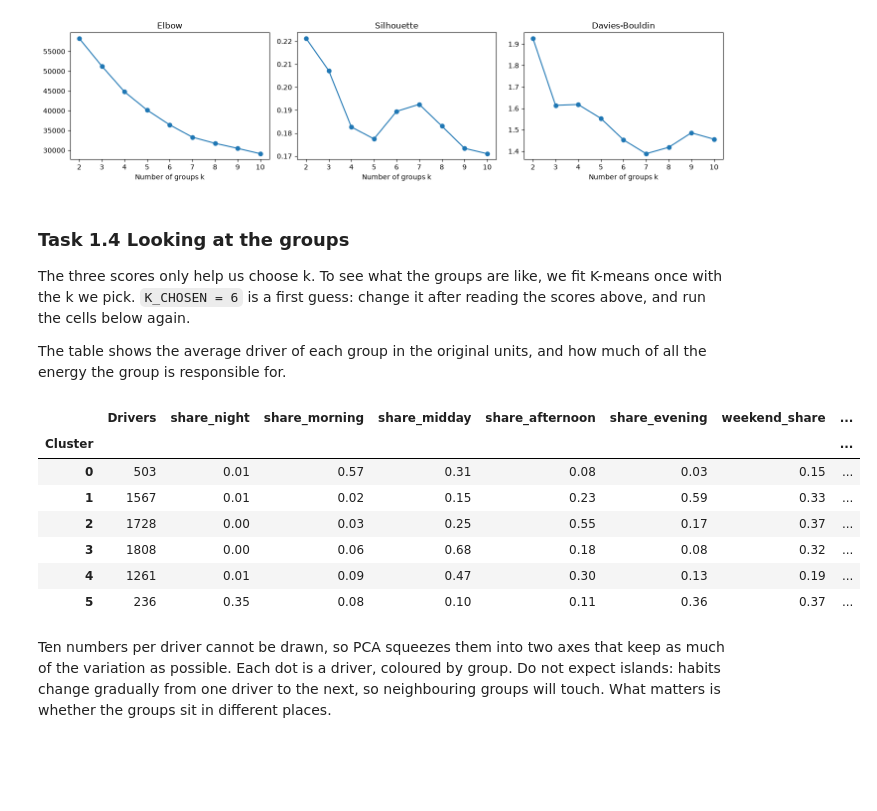
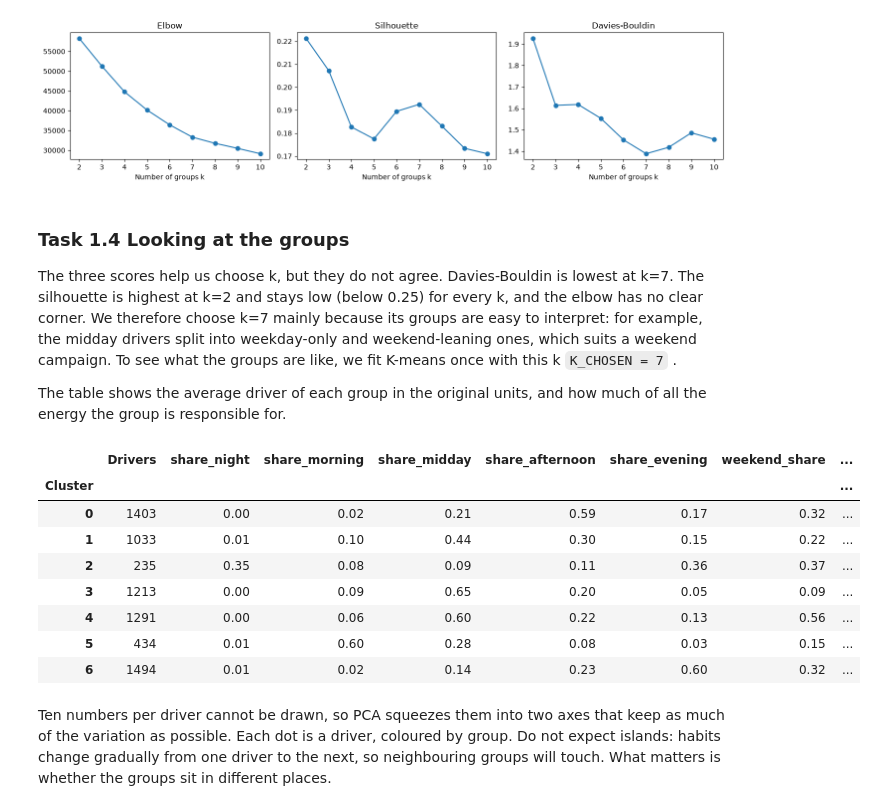
Before and after one commit to dumitritamacarenco/Introduction-to-Business-Analytics---Project-, a Jupyter notebook: ev_charging_palo_alto.ipynb, the cells around one changed output. Cells and saved outputs as stored; diff of their text form; code cells hidden in the pictures; blank space fills up the shorter version.

Commit message:
Updated clustering and added k-means++

```diff
--- a/ev_charging_palo_alto.ipynb
+++ b/ev_charging_palo_alto.ipynb
@@ -1127,31 +1129,32 @@ plt.show()
 [figure]
 # %% [markdown]
 ### Task 1.4 Looking at the groups
-The three scores only help us choose k. To see what the groups are like, we fit K-means once with the k we pick. `K_CHOSEN = 6` is a first guess: change it after reading the scores above, and run the cells below again.
+The three scores help us choose k, but they do not agree. Davies-Bouldin is lowest at k=7. The silhouette is highest at k=2 and stays low (below 0.25) for every k, and the elbow has no clear corner. We therefore choose k=7 mainly because its groups are easy to interpret: for example, the midday drivers split into weekday-only and weekend-leaning ones, which suits a weekend campaign. To see what the groups are like, we fit K-means once with this k `K_CHOSEN = 7` .
 
 The table shows the average driver of each group in the original units, and how much of all the energy the group is responsible for.
 # %%
-K_CHOSEN = 6
+K_CHOSEN = 7
 
 final_model = KMeans(n_clusters=K_CHOSEN, init="k-means++", n_init=10, random_state=42)
 user_features["Cluster"] = final_model.fit_predict(X_scaled)
 
 # Average driver of each group, in the original units
 cluster_profile = user_features.groupby("Cluster").mean().round(2)
 cluster_profile.insert(0, "Drivers", user_features["Cluster"].value_counts().sort_index())
 energy_per_cluster = user_features.groupby("Cluster")["total_energy_kwh"].sum()
 cluster_profile["Share of all energy (%)"] = (100 * energy_per_cluster / energy_per_cluster.sum()).round(1)
 
 display(cluster_profile)
 # %% [output]
 |  | Drivers | share_night | share_morning | share_midday | share_afternoon | share_evening | weekend_share | ... |
 | Cluster |  |  |  |  |  |  |  | ... |
-| 0 | 503 | 0.01 | 0.57 | 0.31 | 0.08 | 0.03 | 0.15 | ... |
-| 1 | 1567 | 0.01 | 0.02 | 0.15 | 0.23 | 0.59 | 0.33 | ... |
-| 2 | 1728 | 0.00 | 0.03 | 0.25 | 0.55 | 0.17 | 0.37 | ... |
-| 3 | 1808 | 0.00 | 0.06 | 0.68 | 0.18 | 0.08 | 0.32 | ... |
-| 4 | 1261 | 0.01 | 0.09 | 0.47 | 0.30 | 0.13 | 0.19 | ... |
-| 5 | 236 | 0.35 | 0.08 | 0.10 | 0.11 | 0.36 | 0.37 | ... |
+| 0 | 1403 | 0.00 | 0.02 | 0.21 | 0.59 | 0.17 | 0.32 | ... |
+| 1 | 1033 | 0.01 | 0.10 | 0.44 | 0.30 | 0.15 | 0.22 | ... |
+| 2 | 235 | 0.35 | 0.08 | 0.09 | 0.11 | 0.36 | 0.37 | ... |
+| 3 | 1213 | 0.00 | 0.09 | 0.65 | 0.20 | 0.05 | 0.09 | ... |
+| 4 | 1291 | 0.00 | 0.06 | 0.60 | 0.22 | 0.13 | 0.56 | ... |
+| 5 | 434 | 0.01 | 0.60 | 0.28 | 0.08 | 0.03 | 0.15 | ... |
+| 6 | 1494 | 0.01 | 0.02 | 0.14 | 0.23 | 0.60 | 0.32 | ... |
 # %% [markdown]
 Ten numbers per driver cannot be drawn, so PCA squeezes them into two axes that keep as much of the variation as possible. Each dot is a driver, coloured by group. Do not expect islands: habits change gradually from one driver to the next, so neighbouring groups will touch. What matters is whether the groups sit in different places.
 # %%
```
Also changed, not shown: parts of 5 cells of this notebook.
